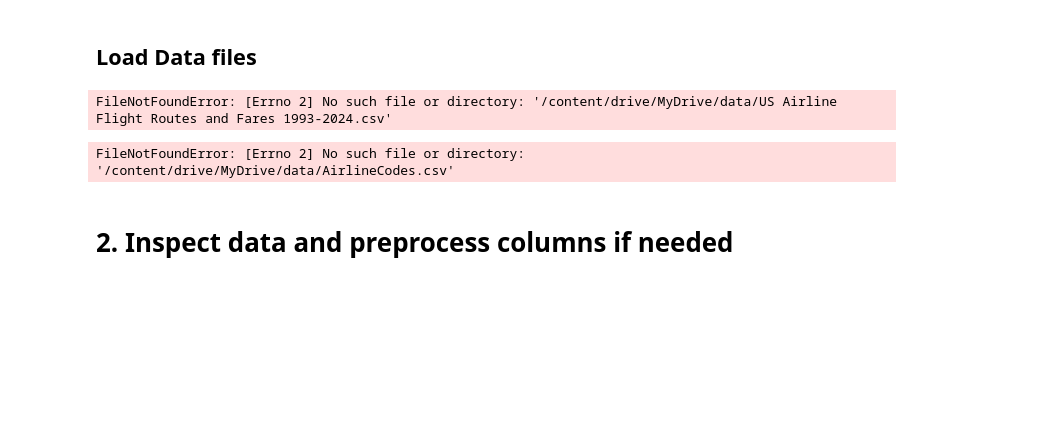
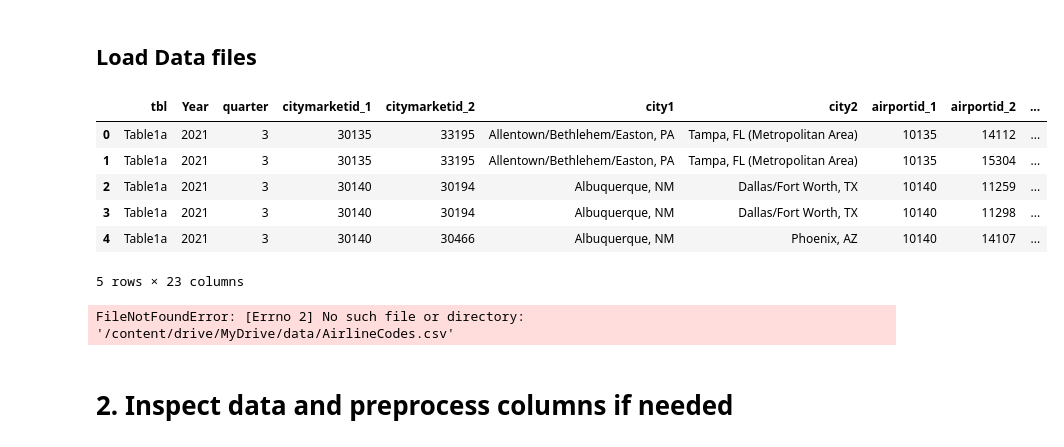
Before and after one commit to jmspikes/CMPE-180A-Project, a Jupyter notebook: Fall24_CMPE180A_Term_Project_Team8.ipynb, the cells around one changed output. Saved outputs shown, nothing was run; the diff lists cells and outputs as text; code cells hidden in the pictures; blank space fills up the shorter version.

```diff
--- a/Fall24_CMPE180A_Term_Project_Team8.ipynb
+++ b/Fall24_CMPE180A_Term_Project_Team8.ipynb
@@ -54,15 +54,22 @@ import seaborn as sns
 # %%
 # US Airline Flight Routes and Fares
 # https://www.kaggle.com/code/nitikagupta29/us-airline-flight-routes-and-fares
 
-filename = "/content/drive/MyDrive/data/US Airline Flight Routes and Fares 1993-2024.csv"
+#  filename = "/content/drive/MyDrive/data/US Airline Flight Routes and Fares 1993-2024.csv"
+filename = 'US_Airline_Flight_Routes_and_Fares_1993-2024.csv'
 
 # df = pd.read_csv(filename)
 df = pd.read_csv(filename, low_memory=False)
 
 df.head()
 # %% [output]
+|  | tbl | Year | quarter | citymarketid_1 | citymarketid_2 | city1 | city2 | airportid_1 | airportid_2 | ... |
+| 0 | Table1a | 2021 | 3 | 30135 | 33195 | Allentown/Bethlehem/Easton, PA | Tampa, FL (Metropolitan Area) | 10135 | 14112 | ... |
+| 1 | Table1a | 2021 | 3 | 30135 | 33195 | Allentown/Bethlehem/Easton, PA | Tampa, FL (Metropolitan Area) | 10135 | 15304 | ... |
+| 2 | Table1a | 2021 | 3 | 30140 | 30194 | Albuquerque, NM | Dallas/Fort Worth, TX | 10140 | 11259 | ... |
+| 3 | Table1a | 2021 | 3 | 30140 | 30194 | Albuquerque, NM | Dallas/Fort Worth, TX | 10140 | 11298 | ... |
+| 4 | Table1a | 2021 | 3 | 30140 | 30466 | Albuquerque, NM | Phoenix, AZ | 10140 | 14107 | ... |
-FileNotFoundError: [Errno 2] No such file or directory: '/content/drive/MyDrive/data/US Airline Flight Routes and Fares 1993-2024.csv'
+5 rows × 23 columns
 # %%
 # Data enrichment files
 
```
Also changed, not shown: parts of 7 cells of this notebook.
